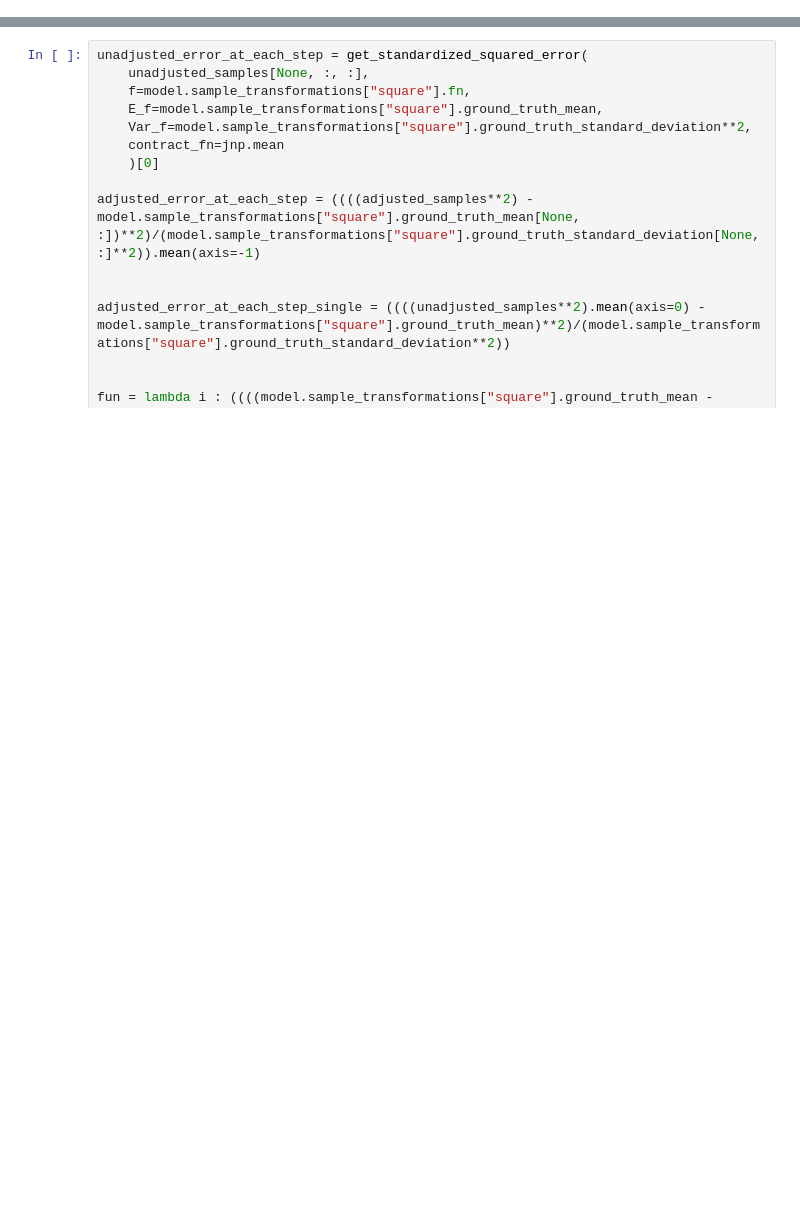
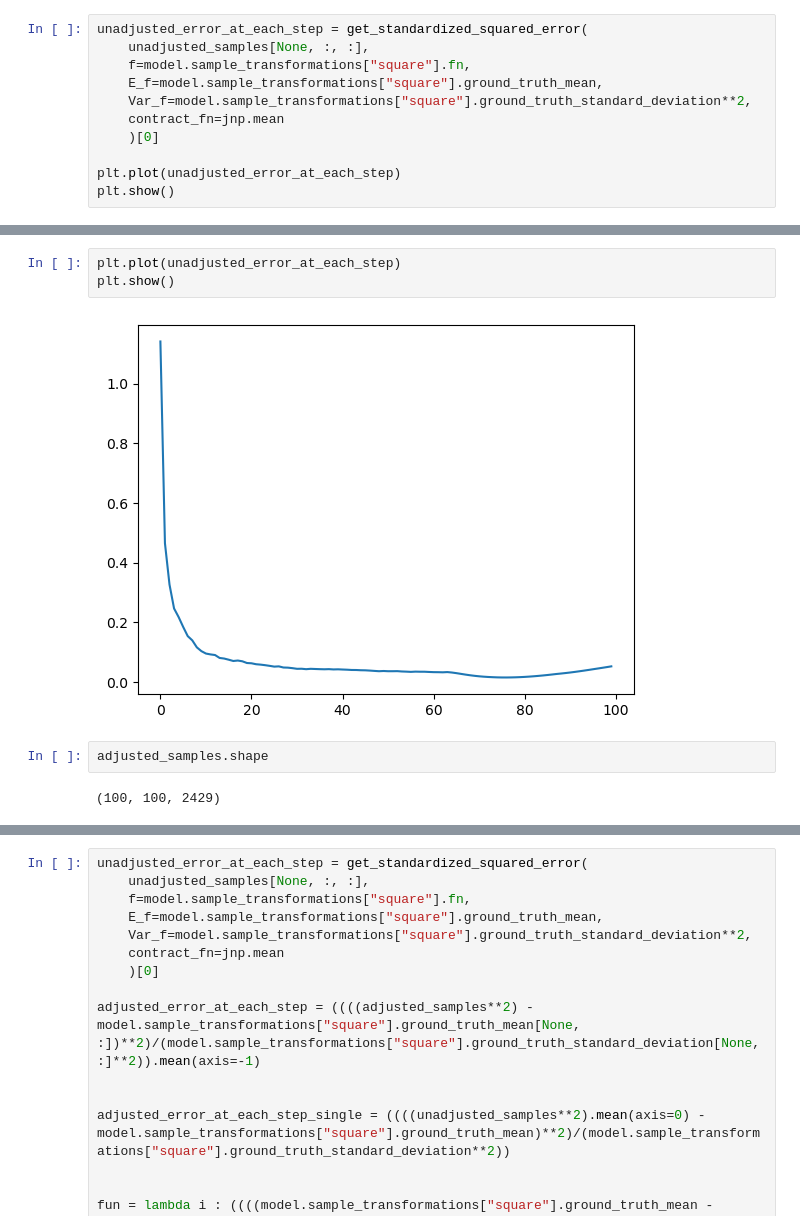
Before and after one commit to reubenharry/sampler-benchmarks, a Jupyter notebook: sampler-comparison/sampler_comparison/samplers/las.ipynb, the cells around one changed output, grey strips where cells are left out. Drawn from its saved outputs; the diff is of its cells as text; blank space fills up the shorter version.

```diff
--- a/sampler-comparison/sampler_comparison/samplers/las.ipynb
+++ b/sampler-comparison/sampler_comparison/samplers/las.ipynb
@@ -63 +340,12 @@ alg SamplingAlgorithm(init=<function as_top_level_api.<locals>.init_fn at 0x...>
 step_size 0.0
+# %%
+unadjusted_error_at_each_step = get_standardized_squared_error(
+    unadjusted_samples[None, :, :],
+    f=model.sample_transformations["square"].fn,
+    E_f=model.sample_transformations["square"].ground_truth_mean,
+    Var_f=model.sample_transformations["square"].ground_truth_standard_deviation**2,
+    contract_fn=jnp.mean
+    )[0]
+
+plt.plot(unadjusted_error_at_each_step)
+plt.show()
@@ -64,3 +370,12 @@ step_size 0.0
+# %%
+plt.plot(unadjusted_error_at_each_step)
+plt.show()
+# %% [output]
+[figure, added]
+# %%
+adjusted_samples.shape
+# %% [output]
+(100, 100, 2429)
 # %%
 # # plt.plot(infos.acceptance_rate[:, 0])
 # # plt.show()
```
Also changed, not shown: parts of 14 cells of this notebook, 8 other files.
